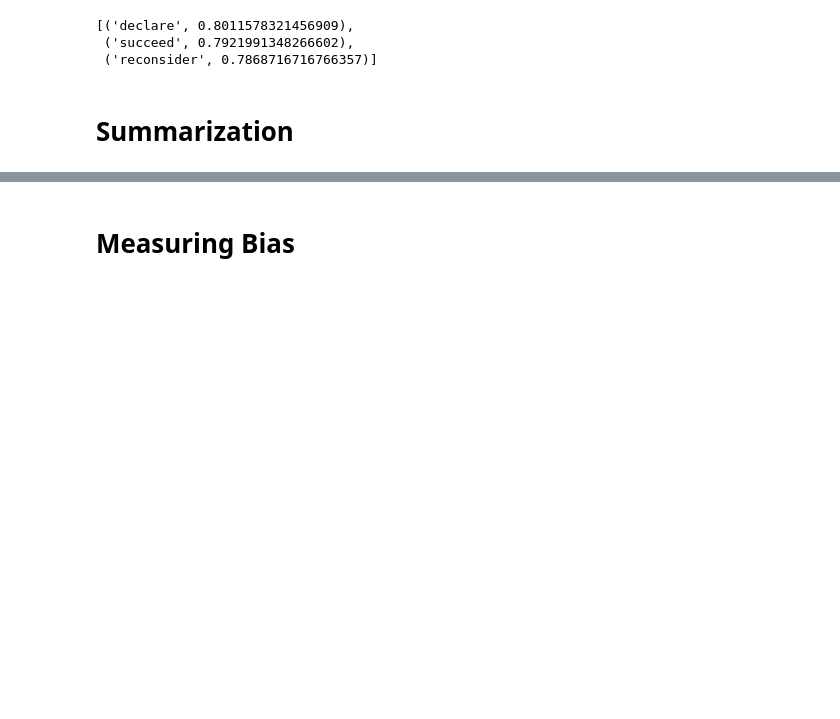
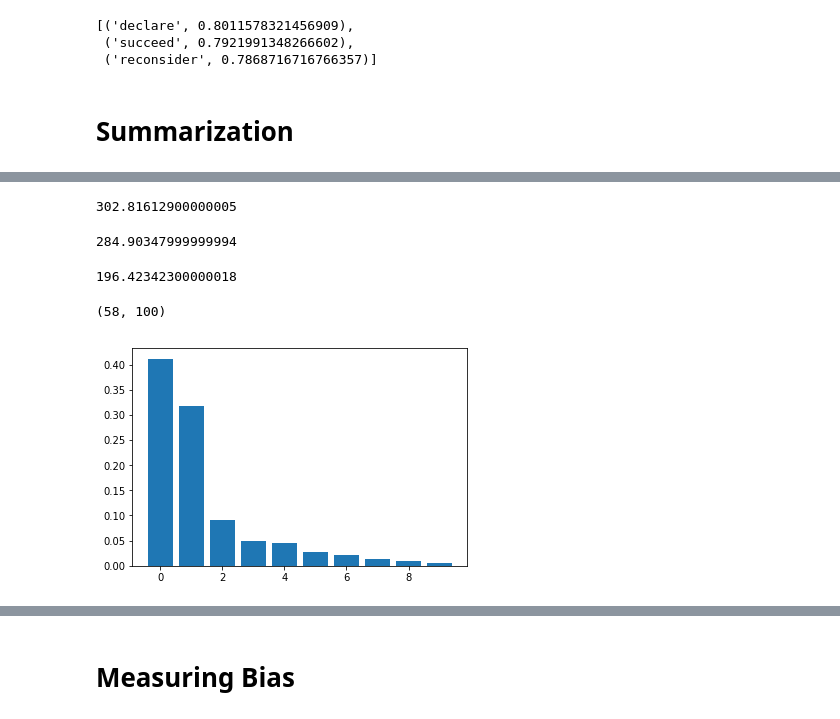
Before and after one commit to mjiang9/COS497, a Jupyter notebook: Thesis-Copy1.ipynb, the cells around one changed output, grey strips where cells are left out. Saved outputs shown, nothing was run; the diff lists cells and outputs as text; code cells hidden in the pictures; blank space fills up the shorter version.

```diff
--- a/Thesis-Copy1.ipynb
+++ b/Thesis-Copy1.ipynb
@@ -312,0 +333,2 @@ mtravs = getw2v_s(summaries_trav)
+# %%
+centroid_word_embedding_summarizer = text_summarizer.CentroidWordEmbeddingsSummarizer(embedding_model, preprocess_type='nltk')
@@ -312,0 +339,6 @@ mtravs = getw2v_s(summaries_trav)
+# %%
+import requests
+import text_summarizer
+text = requests.get('http://rare-technologies.com/the_matrix_synopsis.txt').text
+centroid_summarizer = text_summarizer.CentroidBOWSummarizer()
+centroid_summary = centroid_summarizer.summarize(text, limit=500)
@@ -312,0 +359,20 @@ mtravs = getw2v_s(summaries_trav)
+# %%
+t = time.process_time()
+centroid_pol_summaries = [centroid_word_embedding_summarizer.summarize(text.text, limit=500) for text in politics]
+time.process_time() - t
+# %% [output]
+302.81612900000005
+# %%
+t = time.process_time()
+centroid_trav_summaries = [centroid_word_embedding_summarizer.summarize(text.text, limit=500) for text in travel]
+time.process_time() - t
+# %% [output]
+284.90347999999994
+# %%
+t = time.process_time()
+centroid_comp_summaries = [centroid_word_embedding_summarizer.summarize(text.text, limit=500) for text in computers]
+time.process_time() - t
+# %% [output]
+196.42342300000018
+# %%
+mpols_centroid = getw2v_s(centroid_pol_summaries)
@@ -312,0 +383,5 @@ mtravs = getw2v_s(summaries_trav)
+# %%
+gpols_centroid = getg(mpols_centroid)
+# %% [output]
+(58, 100)
+[figure, added]
```
Also changed, not shown: parts of 82 cells of this notebook.
